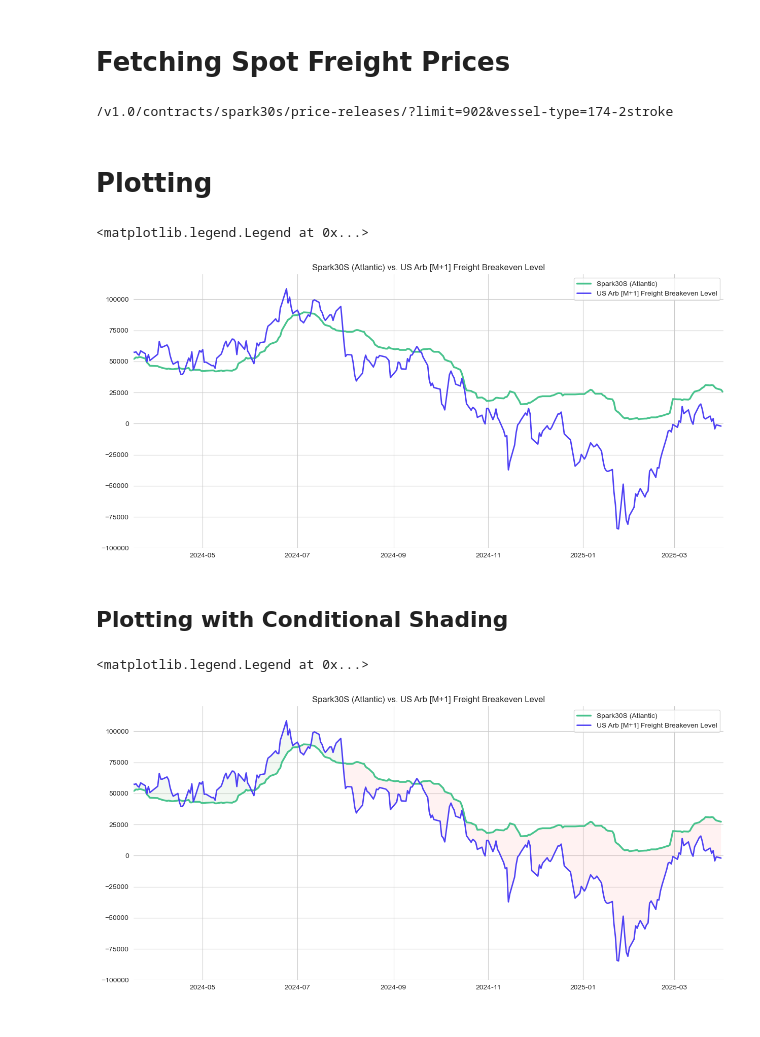
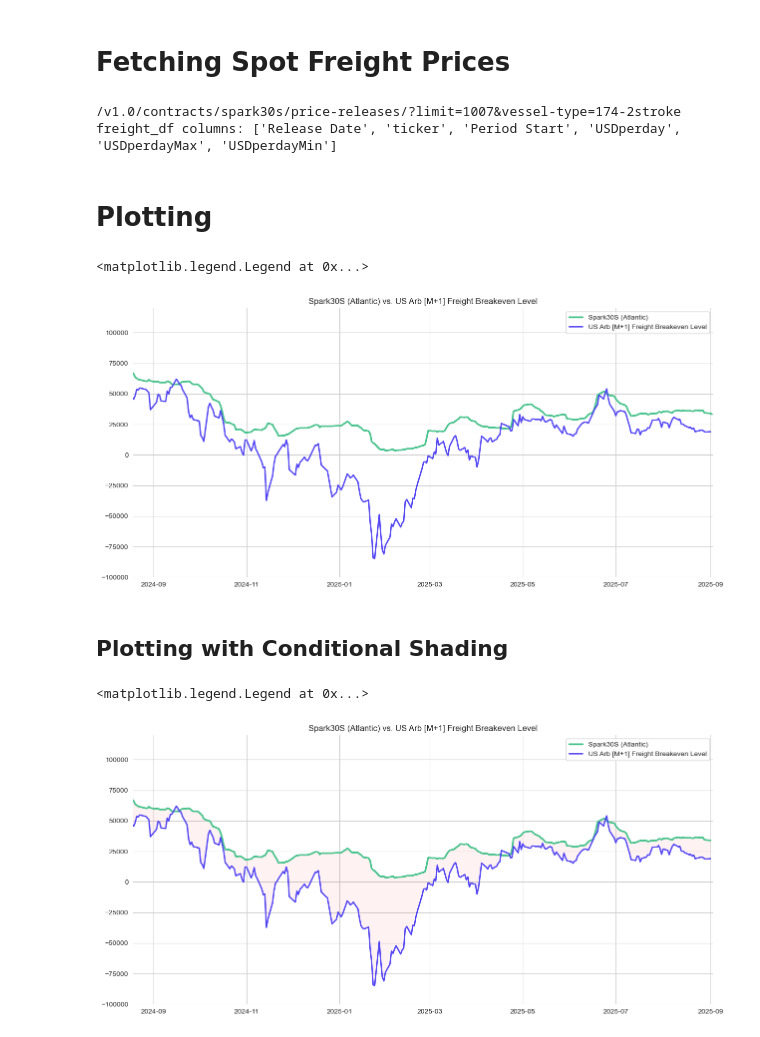
Before and after one commit to spark-commodities/api-code-samples, a Jupyter notebook: jupyter_notebooks/analytics_gallery/spark_api_breakevens_vs_spotfreight.ipynb, the cells around one changed output. Drawn from its saved outputs; the diff is of its cells as text; code cells hidden in the pictures.

Commit message:
breakevens_v1_update

```diff
--- a/jupyter_notebooks/analytics_gallery/spark_api_breakevens_vs_spotfreight.ipynb
+++ b/jupyter_notebooks/analytics_gallery/spark_api_breakevens_vs_spotfreight.ipynb
@@ -221,7 +221,7 @@ N.B. You must have downloaded your client credentials CSV file before proceeding
 https://api.sparkcommodities.com/redoc#section/Authentication/Create-an-Oauth2-Client
 # %%
 # Input the path to your client credentials here
-client_id, client_secret = retrieve_credentials(file_path="/tmp/client_credentials.csv")
+client_id, client_secret = retrieve_credentials(file_path="C:/Users/Qasim/Downloads/client_credentials.csv")
 
 # Authenticate:
 access_token = get_access_token(client_id, client_secret)
@@ -309,6 +313,8 @@ def fetch_breakevens(access_token, ticker, nea_via=None, nwe_via=None, format='j
 # %%
 # Fetching data in CSV format
 
-break_df = fetch_breakevens(access_token, my_ticker, nea_via=my_via, format='csv')
+## Calling that function and storing the output - JSON version
+break_df = fetch_breakevens(access_token, my_ticker, via=my_via, breakeven='freight', format='csv')
 
 break_df['ReleaseDate'] = pd.to_datetime(break_df['ReleaseDate'])
+break_df = break_df.rename(columns={'ReleaseDate': 'Release Date'})
@@ -353,7 +354,6 @@ def fetch_prices(ticker, my_lim, my_vessel=None):
     period_start = []
     ticker = []
     usd_day = []
-    usd_mmbtu = []
 
     day_min = []
     day_max = []
@@ -375,34 +375,35 @@ def fetch_prices(ticker, my_lim, my_vessel=None):
                 day_min.append(data_point['derivedPrices']['usdPerDay']['sparkMin'])
                 day_max.append(data_point['derivedPrices']['usdPerDay']['sparkMax'])
 
-                usd_mmbtu.append(data_point['derivedPrices']['usdPerMMBtu']['spark'])
-                cal_month.append(datetime.datetime.strptime(period_start_at, '%Y-%m-%d').strftime('%b-%Y'))
 
 
 
     ## Storing values in a Pandas DataFrame
 
     historical_df = pd.DataFrame({
+        'Release Date': release_dates,
         'ticker': ticker,
         'Period Start': period_start,
         'USDperday': usd_day,
         'USDperdayMax': day_max,
-        'USDperdayMin': day_min,
-        'USDperMMBtu': usd_mmbtu,
-        'Release Date': release_dates})
+        'USDperdayMin': day_min})
 
     historical_df['USDperday'] = pd.to_numeric(historical_df['USDperday'])
     historical_df['USDperdayMax'] = pd.to_numeric(historical_df['USDperdayMax'])
     historical_df['USDperdayMin'] = pd.to_numeric(historical_df['USDperdayMin'])
-    historical_df['USDperMMBtu'] = pd.to_numeric(historical_df['USDperMMBtu'])
 
-    historical_df['Release Datetime'] = pd.to_datetime(historical_df['Release Date'])
+    historical_df['Release Date'] = pd.to_datetime(historical_df['Release Date'])
 
     return historical_df
 # %%
-spark30_174 = fetch_prices('spark30s', length, my_vessel='174-2stroke')
+freight_ticker = 'spark30s'
+
+spark30_174 = fetch_prices(freight_ticker, length, my_vessel='174-2stroke')
+
+print("freight_df columns:", spark30_174.columns.tolist())
 # %% [output]
-/v1.0/contracts/spark30s/price-releases/?limit=902&vessel-type=174-2stroke
+/v1.0/contracts/spark30s/price-releases/?limit=1007&vessel-type=174-2stroke
+freight_df columns: ['Release Date', 'ticker', 'Period Start', 'USDperday', 'USDperdayMax', 'USDperdayMin']
 # %% [markdown]
 # Plotting
 # %%
@@ -415,8 +416,8 @@ sns.set_style("whitegrid")
 
 fig, ax = plt.subplots(figsize=(15,7))
 
-ax.plot(spark30_174['Release Datetime'],spark30_174['USDperday'], color = '#48C38D', linewidth=2.5, label='Spark30S (Atlantic)')
-ax.plot(front_df['ReleaseDate'],front_df['FreightBreakevenUSDPerDay'], color='#4F41F4', linewidth=2, label='US Arb [M+1] Freight Breakeven Level')
+ax.plot(spark30_174['Release Date'],spark30_174['USDperday'], color = '#48C38D', linewidth=2.5, label='Spark30S (Atlantic)')
+ax.plot(front_df['Release Date'],front_df['FreightBreakeven'], color='#4F41F4', linewidth=2, label='US Arb [M+1] Freight Breakeven Level')
 
 ax.set_xlim(datetime.datetime.today() - datetime.timedelta(days=380), datetime.datetime.today())
 ax.set_ylim(-100000, 120000)
@@ -428,7 +429,7 @@ plt.grid(True)
 plt.legend()
 # %% [output]
 <matplotlib.legend.Legend at 0x...>
-[figure, old version]
+[figure, new version]
 # %% [markdown]
 ## Plotting with Conditional Shading
 # %%
@@ -437,23 +438,23 @@ merge_df = pd.merge(spark30_174, front_df, left_on='Release Date', right_on='Rel
 # %%
 fig2, ax2 = plt.subplots(figsize=(15,7))
 
 ax2.plot(merge_df['Release Date'],merge_df['USDperday'], color = '#48C38D', linewidth=2.5, label='Spark30S (Atlantic)')
-ax2.plot(merge_df['Release Date'],merge_df['FreightBreakevenUSDPerDay'], color='#4F41F4', linewidth=2, label='US Arb [M+1] Freight Breakeven Level')
+ax2.plot(merge_df['Release Date'],merge_df['FreightBreakeven'], color='#4F41F4', linewidth=2, label='US Arb [M+1] Freight Breakeven Level')
 
-ax2.fill_between(merge_df['Release Date'], merge_df['USDperday'], merge_df['FreightBreakevenUSDPerDay'], \
-                where=merge_df['USDperday']>merge_df['FreightBreakevenUSDPerDay'], facecolor='red', interpolate=True, alpha=0.05)
+ax2.fill_between(merge_df['Release Date'], merge_df['USDperday'], merge_df['FreightBreakeven'], \
+                where=merge_df['USDperday']>merge_df['FreightBreakeven'], facecolor='red', interpolate=True, alpha=0.05)
 
-ax2.fill_between(merge_df['Release Date'], merge_df['USDperday'], merge_df['FreightBreakevenUSDPerDay'], \
-                where=merge_df['USDperday']<merge_df['FreightBreakevenUSDPerDay'], facecolor='green', interpolate=True, alpha=0.05)
+ax2.fill_between(merge_df['Release Date'], merge_df['USDperday'], merge_df['FreightBreakeven'], \
+                where=merge_df['USDperday']<merge_df['FreightBreakeven'], facecolor='green', interpolate=True, alpha=0.05)
 
 ax2.set_xlim(datetime.datetime.today() - datetime.timedelta(days=380), datetime.datetime.today())
 ax2.set_ylim(-100000, 120000)
 
 plt.title('Spark30S (Atlantic) vs. US Arb [M+1] Freight Breakeven Level')
 
 sns.despine(left=True, bottom=True)
 plt.grid(True)
 plt.legend()
 # %% [output]
 <matplotlib.legend.Legend at 0x...>
-[figure, old version]
+[figure, new version]
```
Also changed, not shown: parts of 6 cells of this notebook.
